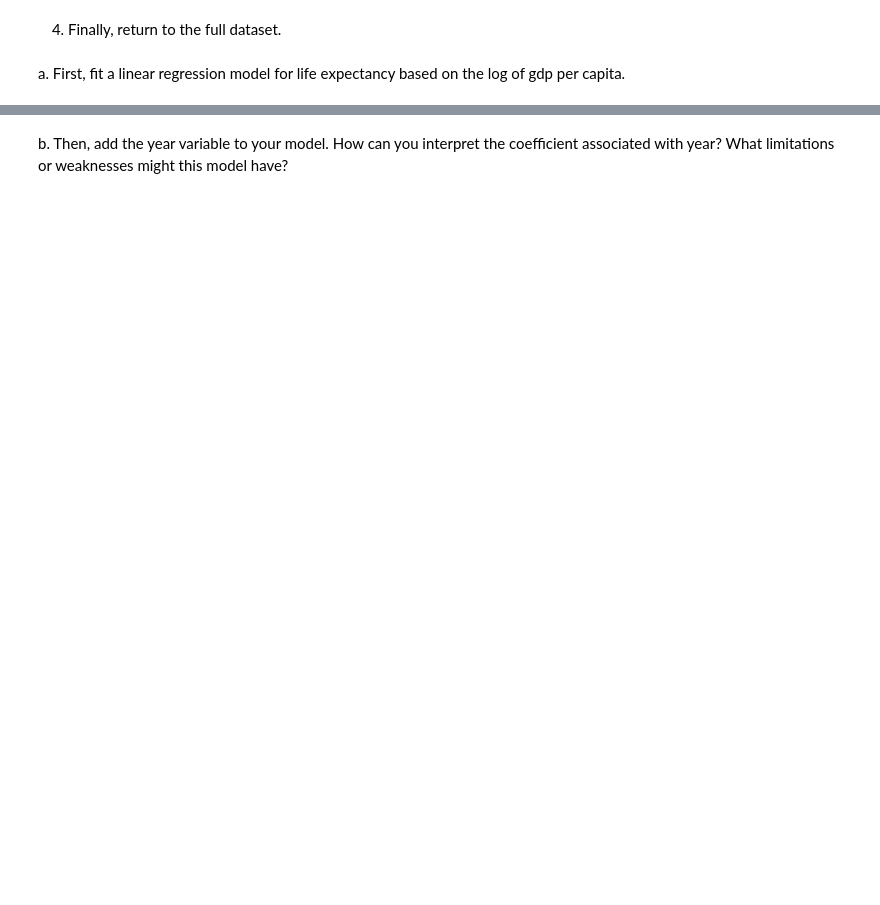
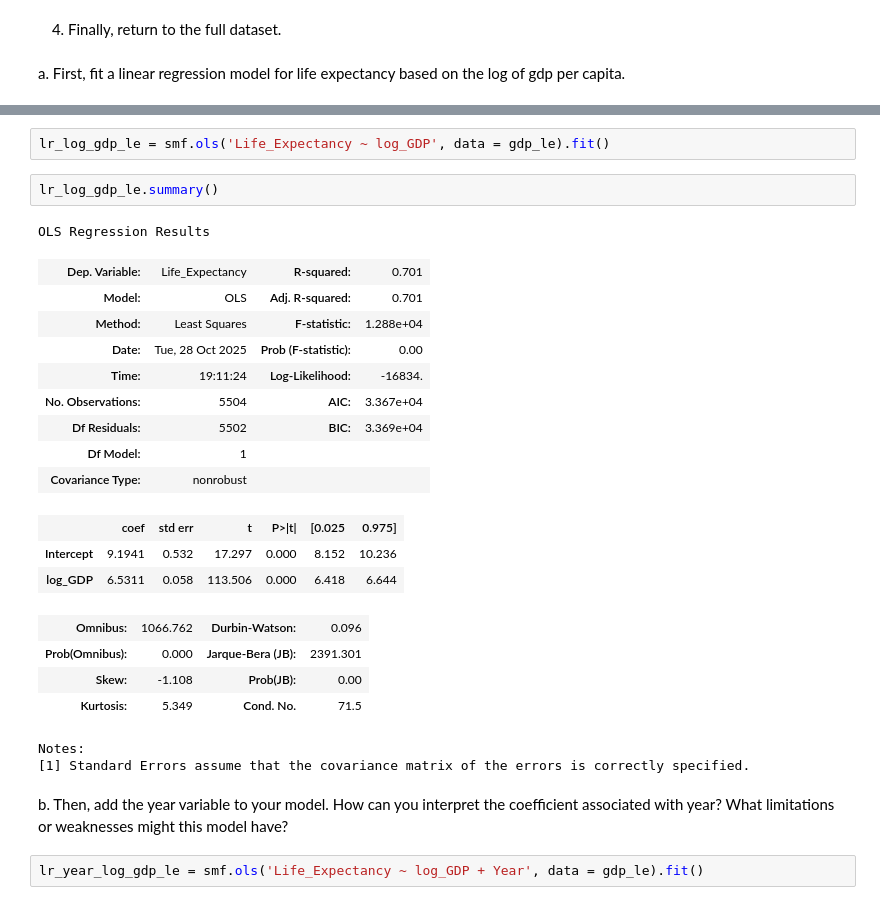
Before and after one commit to nss-data-science-cohort-9/un-linear-regression-ADoddala, a Jupyter notebook: notebooks/linear_regression_practice.ipynb, the cells around one changed output, grey strips where cells are left out. Cells and saved outputs as stored; diff of their text form; blank space fills up the shorter version.

```diff
--- a/notebooks/linear_regression_practice.ipynb
+++ b/notebooks/linear_regression_practice.ipynb
@@ -293,2 +338,28 @@ a. First, fit a linear regression model for life expectancy based on the log of
+# %%
+lr_log_gdp_le = smf.ols('Life_Expectancy ~ log_GDP', data = gdp_le).fit()
+# %%
+lr_log_gdp_le.summary()
+# %% [output]
+OLS Regression Results
+| Dep. Variable: | Life_Expectancy | R-squared: | 0.701 |
+| Model: | OLS | Adj. R-squared: | 0.701 |
+| Method: | Least Squares | F-statistic: | 1.288e+04 |
+| Date: | Tue, 28 Oct 2025 | Prob (F-statistic): | 0.00 |
+| Time: | 19:11:24 | Log-Likelihood: | -16834. |
+| No. Observations: | 5504 | AIC: | 3.367e+04 |
+| Df Residuals: | 5502 | BIC: | 3.369e+04 |
+| Df Model: | 1 |  |  |
+| Covariance Type: | nonrobust |  |  |
+|  | coef | std err | t | P>|t| | [0.025 | 0.975] |
+| Intercept | 9.1941 | 0.532 | 17.297 | 0.000 | 8.152 | 10.236 |
+| log_GDP | 6.5311 | 0.058 | 113.506 | 0.000 | 6.418 | 6.644 |
+| Omnibus: | 1066.762 | Durbin-Watson: | 0.096 |
+| Prob(Omnibus): | 0.000 | Jarque-Bera (JB): | 2391.301 |
+| Skew: | -1.108 | Prob(JB): | 0.00 |
+| Kurtosis: | 5.349 | Cond. No. | 71.5 |
+Notes:
+[1] Standard Errors assume that the covariance matrix of the errors is correctly specified.
 # %% [markdown]
 b. Then, add the year variable to your model. How can you interpret the coefficient associated with year? What limitations or weaknesses might this model have?
+# %%
+lr_year_log_gdp_le = smf.ols('Life_Expectancy ~ log_GDP + Year', data = gdp_le).fit()
```
Also changed, not shown: parts of 9 cells of this notebook.
